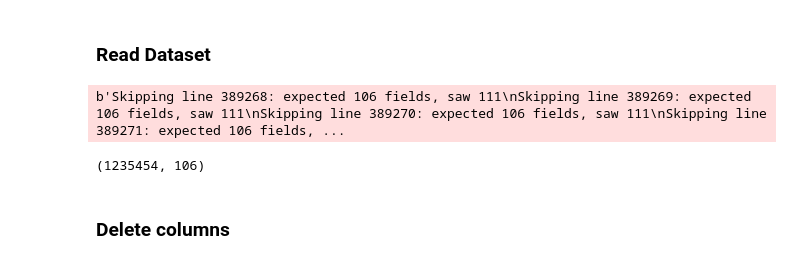
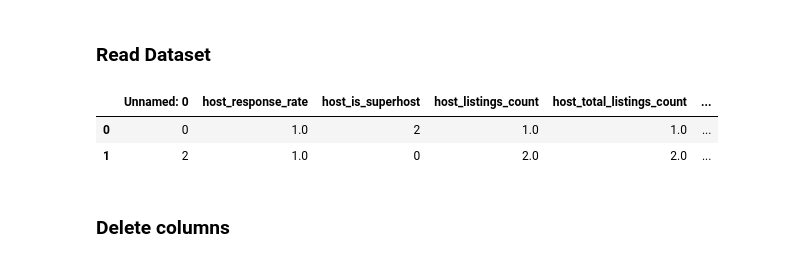
Before and after one commit to gesteves91/airbnb-nlp, a Jupyter notebook: notebooks/01-feature-engineering.ipynb, the cells around one changed output. Drawn from its saved outputs; the diff is of its cells as text; code cells hidden in the pictures.

```diff
--- a/notebooks/01-feature-engineering.ipynb
+++ b/notebooks/01-feature-engineering.ipynb
@@ -12,13 +12,15 @@ pd.set_option('display.max_rows', None)
 ### Read Dataset
 # %%
 # read the data
-df = pd.read_csv("../data/combined-files.csv", error_bad_lines=False)
+df = pd.read_csv("../data/combined-files.csv",
+                 error_bad_lines=False,
+                 encoding='utf-8')
-# %% [output]
-b'Skipping line 389268: expected 106 fields, saw 111\nSkipping line 389269: expected 106 fields, saw 111\nSkipping line 389270: expected 106 fields, saw 111\nSkipping line 389271: expected 106 fields, ...
-# %%
-df.shape
-# %% [output]
-(1235454, 106)
+# %%
+df.head(2)
+# %% [output]
+|  | Unnamed: 0 | host_response_rate | host_is_superhost | host_listings_count | host_total_listings_count | ... |
+| 0 | 0 | 1.0 | 2 | 1.0 | 1.0 | ... |
+| 1 | 2 | 1.0 | 0 | 2.0 | 2.0 | ... |
 # %% [markdown]
 ### Delete columns
 # %%
```
Also changed, not shown: 5 other files.
